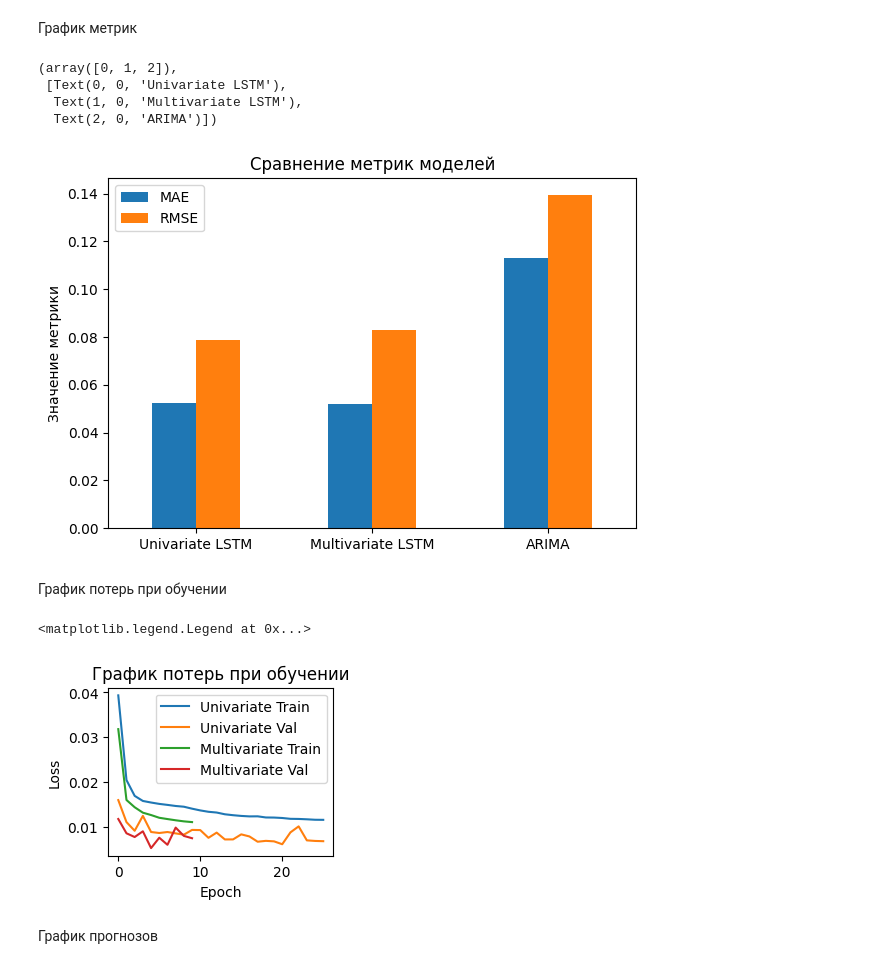
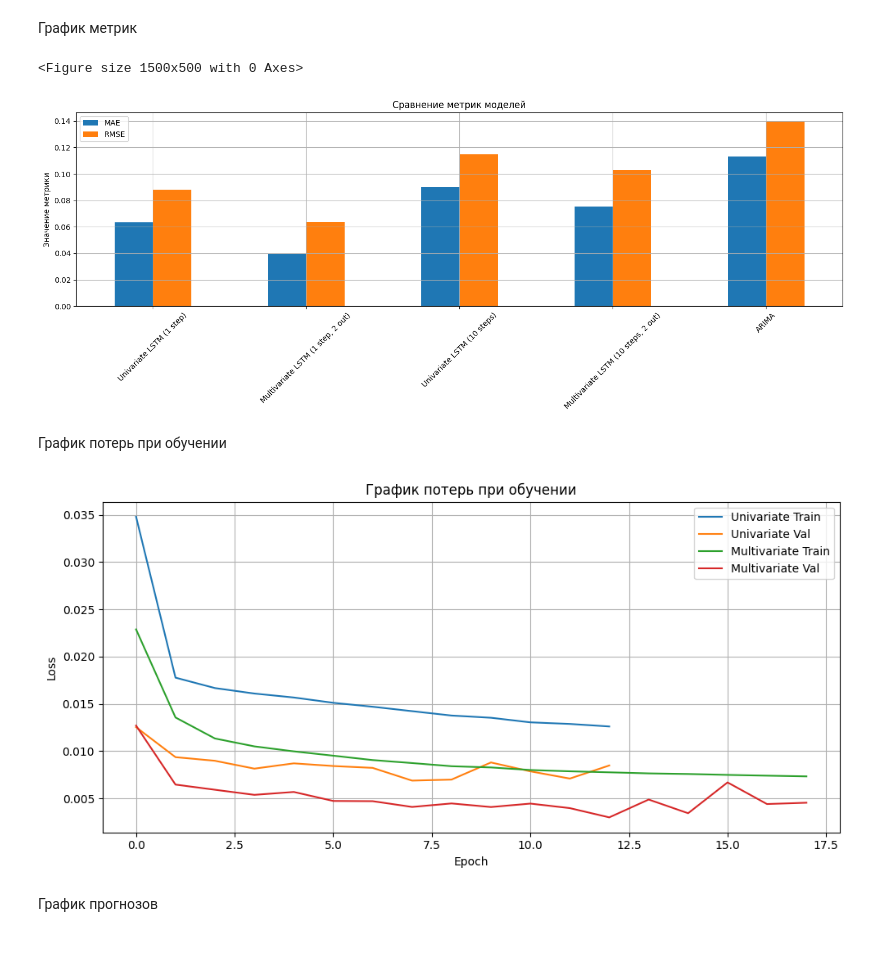
Before and after one commit to Lil-Poha/analise_data, a Jupyter notebook: 5_task/Домашнее_задание_5.ipynb, the cells around one changed output. Cells and saved outputs as stored; diff of their text form; code cells hidden in the pictures.

```diff
--- a/5_task/Домашнее_задание_5.ipynb
+++ b/5_task/Домашнее_задание_5.ipynb
@@ -146,4 +149,6 @@ arima_pred = arima_fit.forecast(steps=len(test_arima))
 # %%
 uni_pred = uni_model.predict(X_uni_test)
 multi_pred = multi_model.predict(X_multi_test)
+uni_multi_pred = uni_multi_model.predict(X_uni_multi_test)
+multi_multi_pred = multi_multi_model.predict(X_multi_multi_test)
 # %% [output]
@@ -152,49 +159,50 @@ multi_pred = multi_model.predict(X_multi_test)
 # %%
-metrics = {
-    'Univariate LSTM': {
-        'MAE': mean_absolute_error(y_uni_test, uni_pred),
-        'RMSE': np.sqrt(mean_squared_error(y_uni_test, uni_pred))
-    },
-    'Multivariate LSTM': {
-        'MAE': mean_absolute_error(y_multi_test, multi_pred),
-        'RMSE': np.sqrt(mean_squared_error(y_multi_test, multi_pred))
-    },
-    'ARIMA': {
-        'MAE': mean_absolute_error(test_arima, arima_pred),
-        'RMSE': np.sqrt(mean_squared_error(test_arima, arima_pred))
+def calc_metrics(true, pred, label):
+    return {
+        label: {
+            'MAE': mean_absolute_error(true, pred),
+            'RMSE': np.sqrt(mean_squared_error(true, pred))
+        }
     }
-}
+
+metrics = {}
+metrics.update(calc_metrics(y_uni_test, uni_pred, 'Univariate LSTM (1 step)'))
+metrics.update(calc_metrics(y_multi_test, multi_pred, 'Multivariate LSTM (1 step, 2 out)'))
+metrics.update(calc_metrics(y_uni_multi_test, uni_multi_pred, 'Univariate LSTM (10 steps)'))
+metrics.update(calc_metrics(y_multi_multi_test, multi_multi_pred, 'Multivariate LSTM (10 steps, 2 out)'))
+metrics.update(calc_metrics(test_arima, arima_pred, 'ARIMA'))
 # %% [markdown]
 График метрик
 # %%
-plt.figure(figsize=(15, 10))
-plt.subplot(2, 2, 1)
+plt.figure(figsize=(15, 5))
 metrics_df = pd.DataFrame(metrics).T
-metrics_df.plot(kind='bar', ax=plt.gca())
+metrics_df.plot(kind='bar', figsize=(15,6))
 plt.title('Сравнение метрик моделей')
 plt.ylabel('Значение метрики')
-plt.xticks(rotation=0)
+plt.xticks(rotation=45)
+plt.grid(True)
+plt.tight_layout()
+plt.show()
 # %% [output]
-(array([0, 1, 2]),
- [Text(0, 0, 'Univariate LSTM'),
-  Text(1, 0, 'Multivariate LSTM'),
-  Text(2, 0, 'ARIMA')])
+<Figure size 1500x500 with 0 Axes>
-[figure, old version]
+[figure, new version]
 # %% [markdown]
 График потерь при обучении
 # %%
-plt.subplot(2, 2, 2)
+plt.figure(figsize=(10, 5))
 plt.plot(uni_history.history['loss'], label='Univariate Train')
 plt.plot(uni_history.history['val_loss'], label='Univariate Val')
 plt.plot(multi_history.history['loss'], label='Multivariate Train')
 plt.plot(multi_history.history['val_loss'], label='Multivariate Val')
 plt.title('График потерь при обучении')
+plt.xlabel('Epoch')
 plt.ylabel('Loss')
-plt.xlabel('Epoch')
 plt.legend()
+plt.grid(True)
+plt.tight_layout()
+plt.show()
 # %% [output]
-<matplotlib.legend.Legend at 0x...>
-[figure, old version]
+[figure, new version]
 # %% [markdown]
 График прогнозов
 # %%
```
Also changed, not shown: parts of 12 cells of this notebook.
